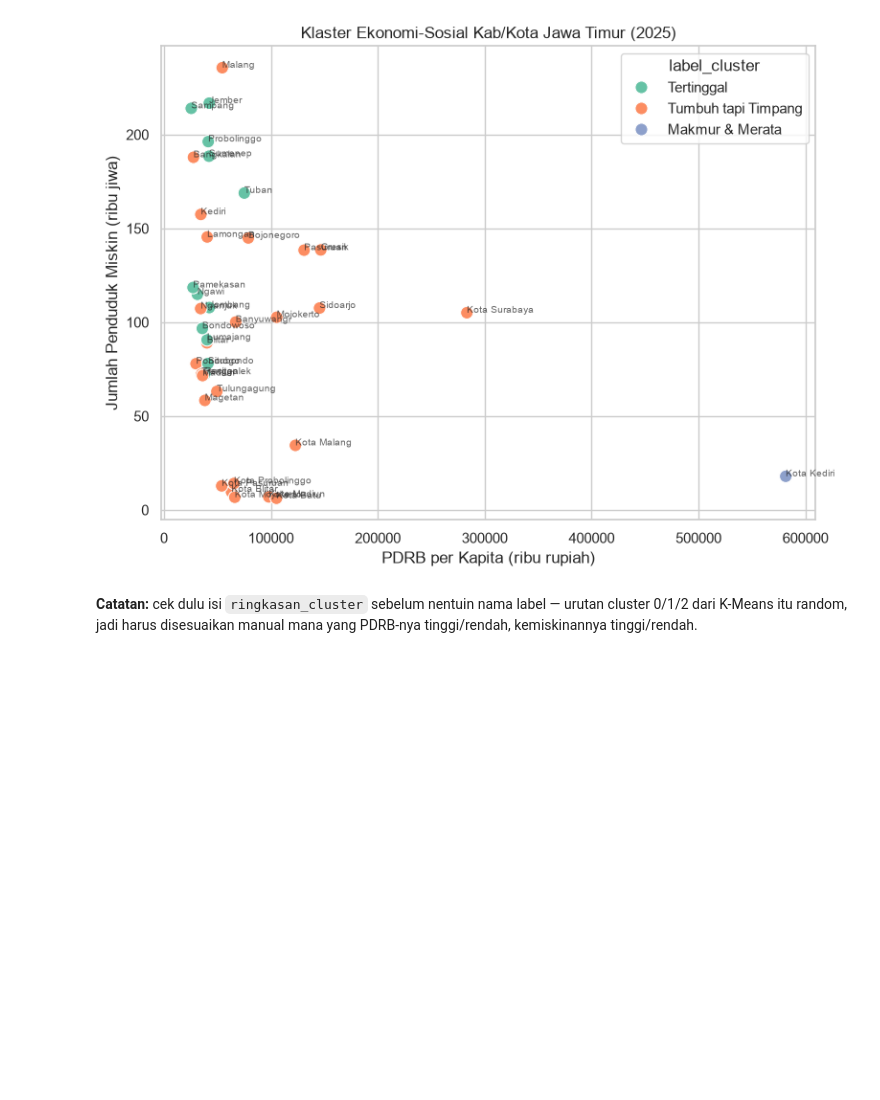
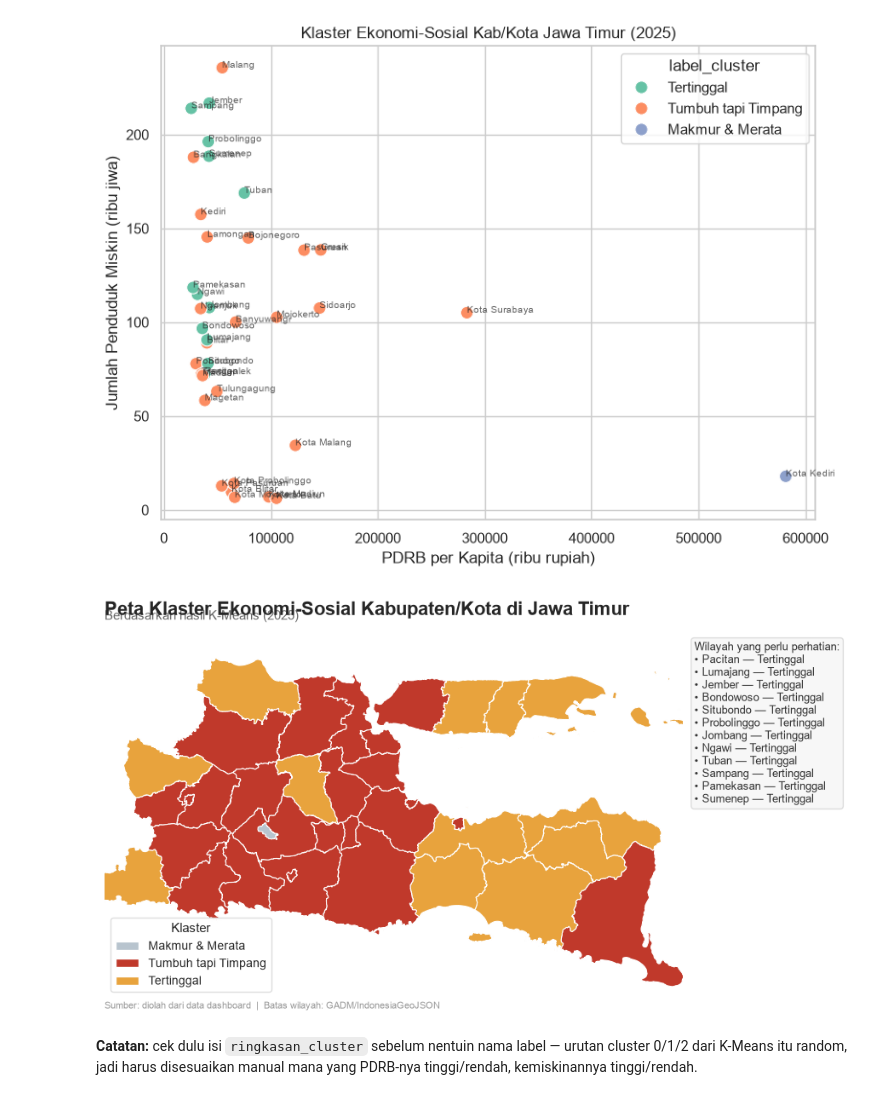
Before and after one commit to maylafzra/PKL-KOMINFO-NEW, a Jupyter notebook: analisis_infografis/infografis_1_ketimpangan_ekonomi/analisis_ketimpangan_ekonomi.ipynb, the cells around one changed output. Cells and saved outputs as stored; diff of their text form; code cells hidden in the pictures; blank space fills up the shorter version.

```diff
--- a/analisis_infografis/infografis_1_ketimpangan_ekonomi/analisis_ketimpangan_ekonomi.ipynb
+++ b/analisis_infografis/infografis_1_ketimpangan_ekonomi/analisis_ketimpangan_ekonomi.ipynb
@@ -690,6 +956,80 @@ plt.show()
 | 0 | 78,144.76 | 87.78 | 4.38 |
 | 1 | 40,246.67 | 138.62 | 2.54 |
 [figure]
+# %%
+import urllib.request, json
+import numpy as np
+import matplotlib.pyplot as plt
+from matplotlib.patches import Polygon, Patch
+
+# ---- Ambil geojson batas wilayah Jatim (sumber sama yang dipakai dashboard kamu) ----
+url = 'https://raw.githubusercontent.com/TheMaggieSimpson/IndonesiaGeoJSON/master/kota-kabupaten.json'
+req = urllib.request.Request(url, headers={'User-Agent': 'Mozilla/5.0'})
+with urllib.request.urlopen(req, timeout=20) as r:
+    geo = json.loads(r.read().decode('utf-8'))
+features = [f for f in geo['features'] if f['properties'].get('NAME_1') == 'Jawa Timur']
+
+# ---- Palet: netral utk klaster mayoritas, aksen kuat HANYA utk klaster yang mau disorot ----
+# Sesuaikan urutan nama label di sini persis dengan label_cluster yang sudah kamu buat
+PALETTE = {
+    "Makmur & Merata": "#B8C4CE",       # netral -- mayoritas / baseline
+    "Tumbuh tapi Timpang": "#C0392B",   # aksen merah -- paling policy-relevant
+    "Tertinggal": "#E8A33D",            # aksen kuning tanah -- perlu perhatian juga
+}
+
+df_cluster["kode_wilayah_str"] = df_cluster["kode_wilayah"].astype(str)
+lookup = df_cluster.set_index("kode_wilayah_str")["label_cluster"].to_dict()
+
+fig, ax = plt.subplots(figsize=(9, 9))
+
+def add_geom(geom, color):
+    if geom["type"] == "Polygon":
+        rings = [geom["coordinates"][0]]
+    elif geom["type"] == "MultiPolygon":
+        rings = [poly[0] for poly in geom["coordinates"]]
+    else:
+        return
+    for ring in rings:
+        ax.add_patch(Polygon(ring, closed=True, facecolor=color,
+                              edgecolor="white", linewidth=0.8, zorder=2))
+
+for f in features:
+    code = f["properties"].get("CC_2")
+    label = lookup.get(code)
+    add_geom(f["geometry"], PALETTE.get(label, "#DDDDDD"))
+
+# Batas peta fix (Jatim + Madura) -- lebih stabil drpd auto-bbox yang bisa kena pulau kecil terpencil
+ax.set_xlim(111.0, 114.6)
+ax.set_ylim(-8.85, -6.65)
+ax.set_aspect(1 / np.cos(np.radians(-7.7)))  # koreksi distorsi proyeksi sederhana
+ax.axis("off")
+
+ax.set_title("Peta Klaster Ekonomi-Sosial Kabupaten/Kota di Jawa Timur", fontsize=16,
+              fontweight="bold", loc="left", pad=22)
+ax.text(0.0, 1.06, f"Berdasarkan hasil K-Means ({tahun_terbaru})", transform=ax.transAxes,
+        fontsize=11, color="#666666")
+
+# Legend dengan background halus biar gak nyatu sama warna peta
+handles = [Patch(facecolor=c, edgecolor="white", label=l) for l, c in PALETTE.items()]
+ax.legend(handles=handles, loc="lower left", frameon=True, fontsize=10, title="Klaster",
+          title_fontsize=11, facecolor="white", edgecolor="#DDDDDD", framealpha=0.95)
+
+# Daftar wilayah yang disorot -- ganti leader-line yang berantakan dengan teks ringkas di sisi peta
+# Kalau daftarnya panjang (>12), potong ke beberapa teratas saja atau pindah ke slide terpisah
+sorot = df_cluster[df_cluster["label_cluster"] != "Makmur & Merata"].sort_values("label_cluster")
+baris = [f"• {row.nama_wilayah} — {row.label_cluster}" for row in list(sorot.itertuples())[:12]]
+ax.text(1.02, 1.0, "Wilayah yang perlu perhatian:\n" + "\n".join(baris), transform=ax.transAxes,
+        fontsize=9, va="top", ha="left", color="#333333",
+        bbox=dict(boxstyle="round", facecolor="#F7F7F7", edgecolor="#DDDDDD"))
+
+ax.text(0.0, -0.03, "Sumber: diolah dari data dashboard  |  Batas wilayah: GADM/IndonesiaGeoJSON",
+        transform=ax.transAxes, fontsize=8, color="#999999")
+
+plt.tight_layout()
+plt.savefig("output/peta_klaster_kmeans.png", dpi=200, bbox_inches="tight", facecolor="white")
+plt.show()
+# %% [output]
+[figure, added]
 # %% [markdown]
 **Catatan:** cek dulu isi `ringkasan_cluster` sebelum nentuin nama label — urutan cluster 0/1/2 dari K-Means itu random, jadi harus disesuaikan manual mana yang PDRB-nya tinggi/rendah, kemiskinannya tinggi/rendah.
 # %% [markdown]
```
Also changed, not shown: parts of 6 cells of this notebook, 6 other files.
